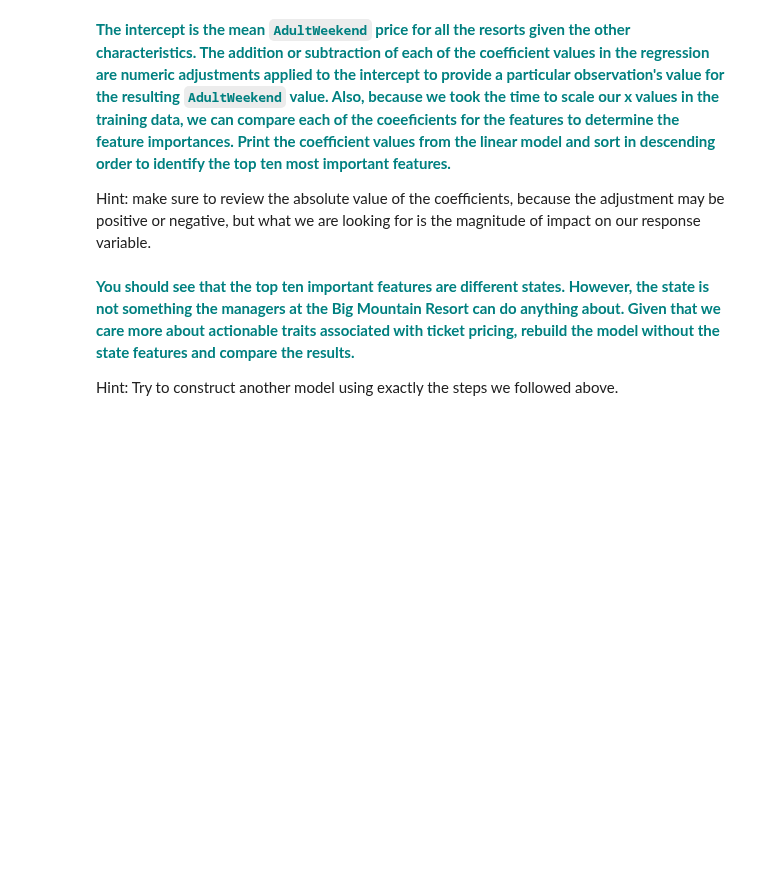
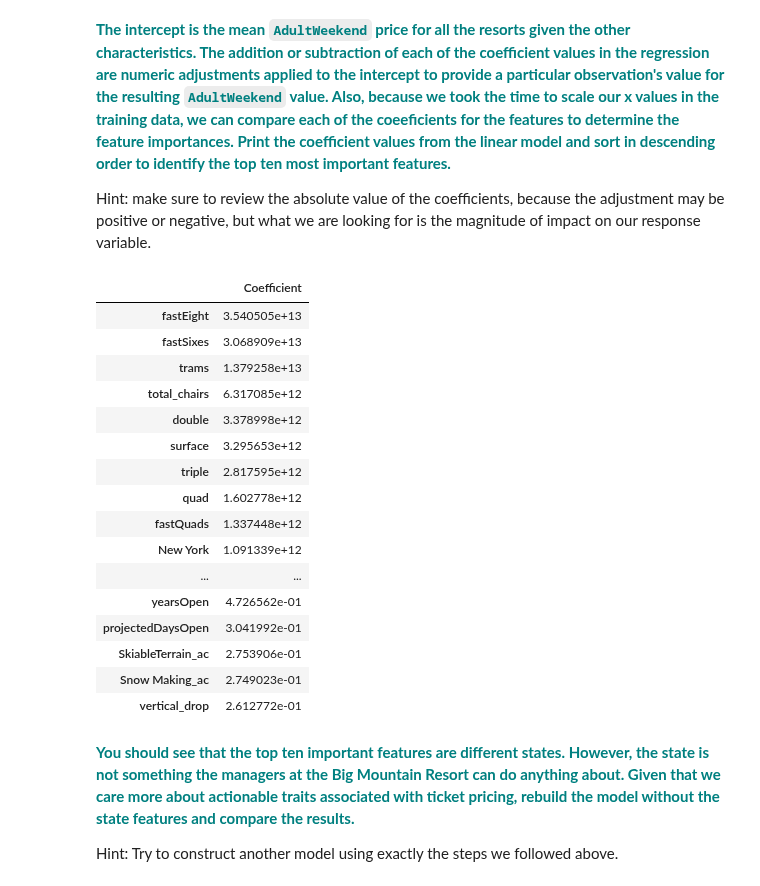
Before and after one commit to pranay-surana/Springboard, a Jupyter notebook: Guided-Capstone_Updated/Notebook_stepfourandfive.ipynb, the cells around one changed output. Saved outputs shown, nothing was run; the diff lists cells and outputs as text; code cells hidden in the pictures; blank space fills up the shorter version.

```diff
--- a/Guided-Capstone_Updated/Notebook_stepfourandfive.ipynb
+++ b/Guided-Capstone_Updated/Notebook_stepfourandfive.ipynb
@@ -259,7 +261,25 @@ lm.intercept_
 Hint: make sure to review the absolute value of the coefficients, because the adjustment may be positive or negative, but what we are looking for is the magnitude of impact on our response variable.
 # %%
 # You might want to make a pandas DataFrame displaying the coefficients for each state like so:
-pd.DataFrame(abs(lm.coef_), X.columns, columns=['Coefficient'])
+pd.DataFrame(abs(lm.coef_), X.columns, columns=['Coefficient']).sort_values(by=['Coefficient'],ascending=False)
+# %% [output]
+|  | Coefficient |
+| fastEight | 3.540505e+13 |
+| fastSixes | 3.068909e+13 |
+| trams | 1.379258e+13 |
+| total_chairs | 6.317085e+12 |
+| double | 3.378998e+12 |
+| surface | 3.295653e+12 |
+| triple | 2.817595e+12 |
+| quad | 1.602778e+12 |
+| fastQuads | 1.337448e+12 |
+| New York | 1.091339e+12 |
+| ... | ... |
+| yearsOpen | 4.726562e-01 |
+| projectedDaysOpen | 3.041992e-01 |
+| SkiableTerrain_ac | 2.753906e-01 |
+| Snow Making_ac | 2.749023e-01 |
+| vertical_drop | 2.612772e-01 |
 # %% [markdown]
 **<font color='teal'>You should see that the top ten important features are different states. However, the state is not something the managers at the Big Mountain Resort can do anything about. Given that we care more about actionable traits associated with ticket pricing, rebuild the model without the state features and compare the results. </font>**
 
```
Also changed, not shown: parts of 1 cell of this notebook.
